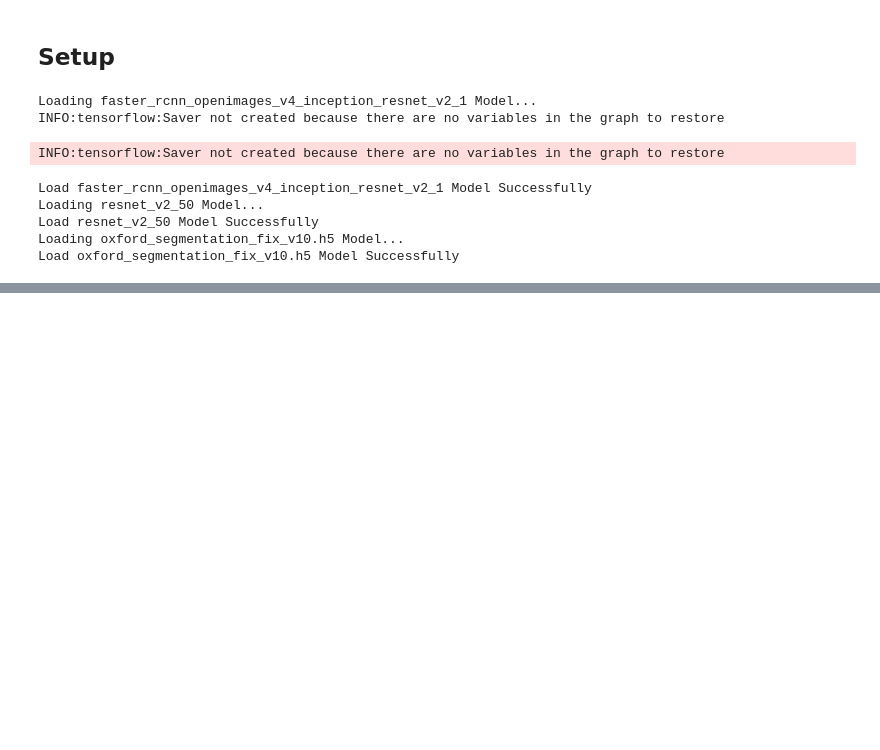
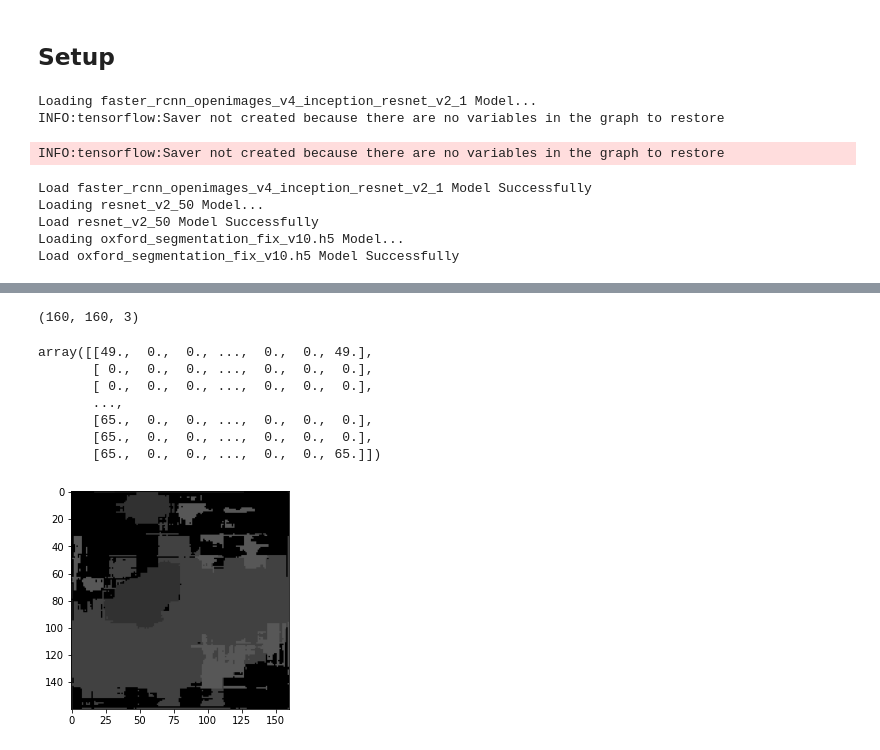
Before and after one commit to gitwetguy/Eating_health_management, a Jupyter notebook: 02-Food_detection.ipynb, the cells around one changed output, grey strips where cells are left out. Drawn from its saved outputs; the diff is of its cells as text; code cells hidden in the pictures; blank space fills up the shorter version.

```diff
--- a/02-Food_detection.ipynb
+++ b/02-Food_detection.ipynb
@@ -394,0 +421,51 @@ model.predict()
+# %%
+from tensorflow.keras.preprocessing.image import load_img
+
+
+#load pasta
+img_o = load_img("test_0.jpg", target_size=(160,160))
+img_o = np.array(img_o)
+image_expend = np.expand_dims(img_o,0)
+pred = seg_model.predict(image_expend_255)
+
+
+
+
+pred_mask = np.zeros((160,160,3))
+test = pred[0]
+
+test_mask = test[:,:,65]
+pred_mask_50 = test_mask
+
+pred_mask_50 = np.where(test_mask > np.percentile(test_mask,50),65,0)
+pred_mask[:,:,0]=pred_mask_50
+pred_mask[:,:,1]=pred_mask_50
+pred_mask[:,:,2]=pred_mask_50
+
+test_mask = test[:,:,49]
+pred_mask_50 = np.where(test_mask > np.percentile(test_mask,90),49,pred_mask_50)
+pred_mask[:,:,0]=pred_mask_50
+pred_mask[:,:,1]=pred_mask_50
+pred_mask[:,:,2]=pred_mask_50
+
+test_mask = test[:,:,87]
+pred_mask_50 = np.where(test_mask > np.percentile(test_mask,90),87,pred_mask_50)
+pred_mask[:,:,0]=pred_mask_50
+pred_mask[:,:,1]=pred_mask_50
+pred_mask[:,:,2]=pred_mask_50
+
+print(pred_mask.shape)
+pred_mask_50_img = Image.fromarray(pred_mask.astype('uint8'))
+pred_mask_50_img.save("pred_mask_50_img.jpg")
+plt.imshow(pred_mask.astype('uint8'))
+pred_mask[:,:,0]
+# %% [output]
+(160, 160, 3)
+array([[49.,  0.,  0., ...,  0.,  0., 49.],
+       [ 0.,  0.,  0., ...,  0.,  0.,  0.],
+       [ 0.,  0.,  0., ...,  0.,  0.,  0.],
+       ...,
+       [65.,  0.,  0., ...,  0.,  0.,  0.],
+       [65.,  0.,  0., ...,  0.,  0.,  0.],
+       [65.,  0.,  0., ...,  0.,  0., 65.]])
+[figure, added]
```
Also changed, not shown: parts of 12 cells of this notebook, 3 other files.
